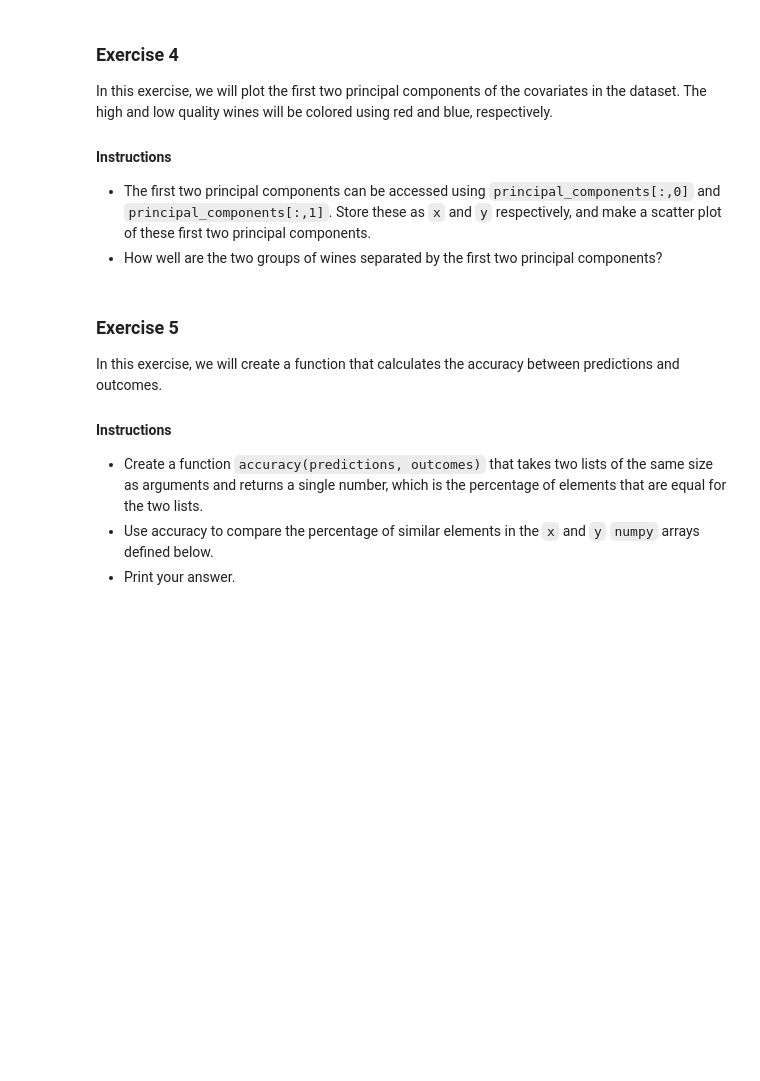
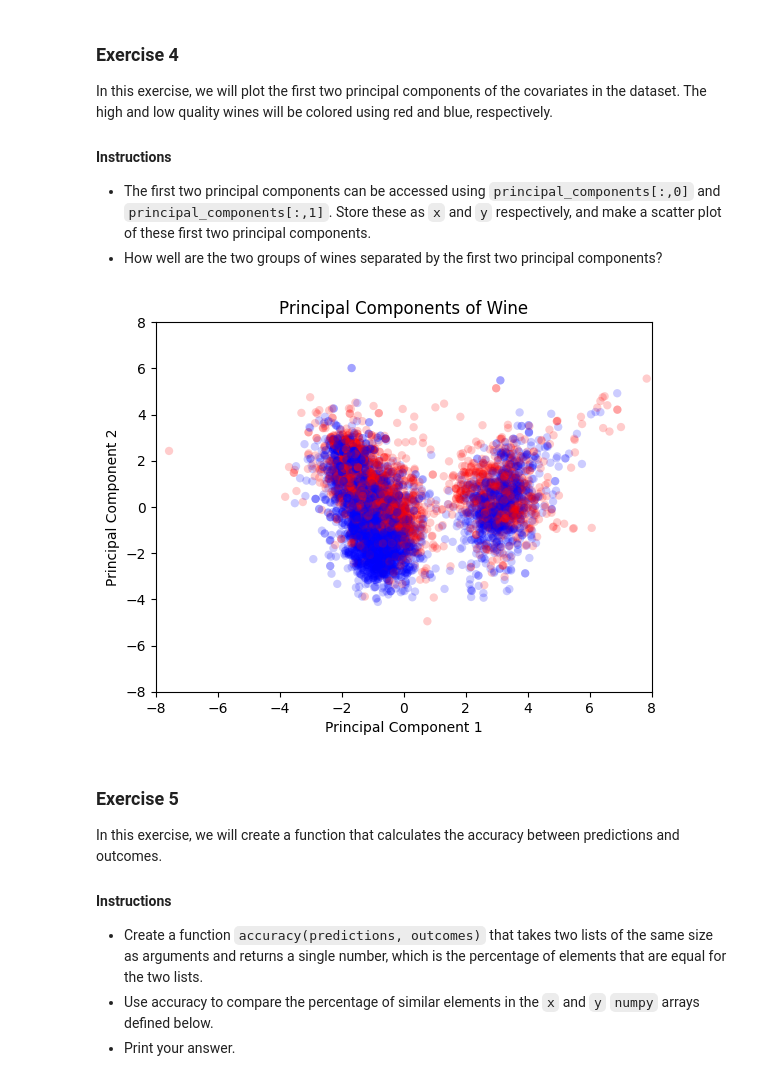
Before and after one commit to GiancarloNicolof/Using-Python-for-Research, a Jupyter notebook: 02 Homeworks/Homework_Week_03_03/Homework_Week_03_03.ipynb, the cells around one changed output. Saved outputs shown, nothing was run; the diff lists cells and outputs as text; code cells hidden in the pictures; blank space fills up the shorter version.

```diff
--- a/02 Homeworks/Homework_Week_03_03/Homework_Week_03_03.ipynb
+++ b/02 Homeworks/Homework_Week_03_03/Homework_Week_03_03.ipynb
@@ -59,0 +58,5 @@ Next, we will inspect the dataset and perform some mild data cleaning.
+# %%
+# write your code here!
+data["is_red"] = [1 if color == "red" else 0 for color in data["color"]]
+numeric_data = data.drop(columns=["color", "quality", "high_quality"])
+numeric_data["is_red"][numeric_data["is_red"] == 1].sum()
@@ -71,9 +76,11 @@ We want to ensure that each variable contributes equally to the kNN classifier,
 - *Note*: You may get a `DataConversionWarning`, but you can safely ignore it
 # %%
 import sklearn.preprocessing
-scaled_data =
-numeric_data =
+scaled_data = sklearn.preprocessing.scale(numeric_data)
+numeric_data = pd.DataFrame(scaled_data, columns=numeric_data.columns)
 
 import sklearn.decomposition
-pca =
-principal_components =
+pca = sklearn.decomposition.PCA(n_components=2)
+principal_components = pca.fit_transform(numeric_data)
+
+principal_components.shape
@@ -88,18 +97,22 @@ In this exercise, we will plot the first two principal components of the covaria
 # %%
 import matplotlib.pyplot as plt
 from matplotlib.colors import ListedColormap
 from matplotlib.backends.backend_pdf import PdfPages
 observation_colormap = ListedColormap(['red', 'blue'])
-x = # Enter your code here!
-y = # Enter your code here!
+x = principal_components[:, 0]
+y = principal_components[:, 1]
 
 plt.title("Principal Components of Wine")
 plt.scatter(x, y, alpha = 0.2,
     c = data['high_quality'], cmap = observation_colormap, edgecolors = 'none')
 plt.xlim(-8, 8); plt.ylim(-8, 8)
 plt.xlabel("Principal Component 1")
 plt.ylabel("Principal Component 2")
 plt.show()
+
+#You can't easily draw a linear boundry between the two groups.
+# %% [output]
+[figure, added]
 # %% [markdown]
 ### Exercise 5
 
```
Also changed, not shown: parts of 9 cells of this notebook.
